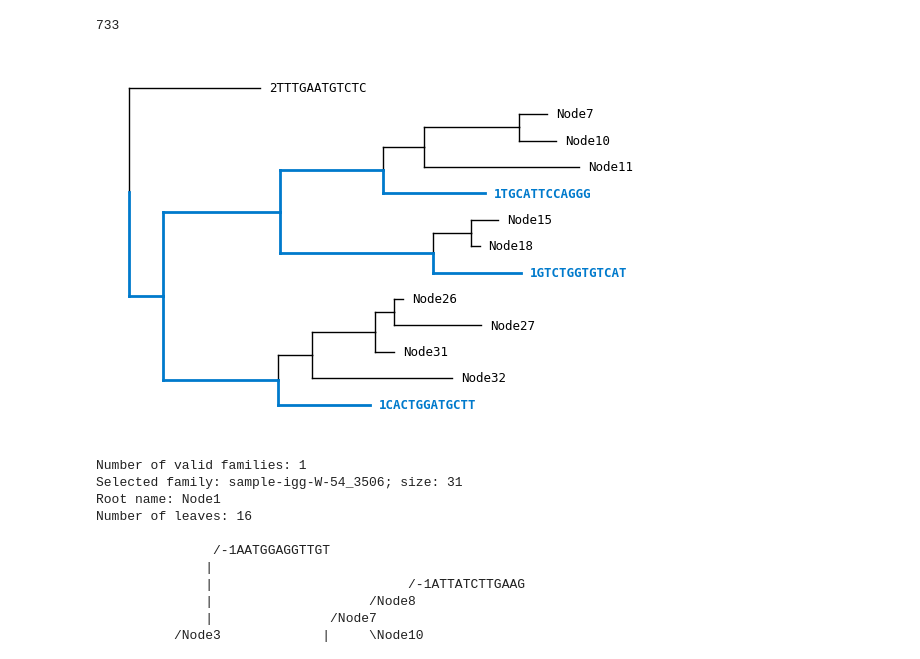
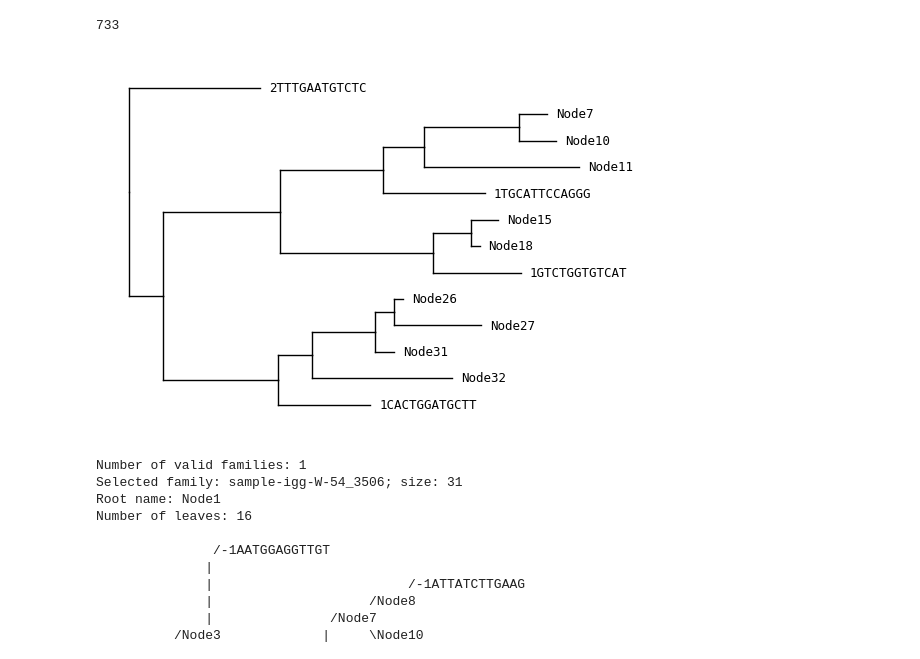
Before and after one commit to thematrixmaster/cosine, a Jupyter notebook: notebooks/eval_ctmc_model.ipynb, the cells around one changed output. Drawn from its saved outputs; the diff is of its cells as text; code cells hidden in the pictures.

```diff
--- a/notebooks/eval_ctmc_model.ipynb
+++ b/notebooks/eval_ctmc_model.ipynb
@@ -1274,42 +1276,38 @@ def plot_tree_highlight(tree, ax, highlight_leaves=None, fixed_width=None,
         for l in leaves:
             color = BLUE if l.is_target else 'black'
             weight = 'bold' if l.is_target else 'normal'
             ax.text(l.x, l.y - 0.2, l.name, ha='center', va='top', rotation=90, color=color, fontweight=weight, fontsize=9, family='monospace')
         ax.set_xlim(-leaf_separation, max_u + leaf_separation)
 
     ax.set_axis_off()
     if save:
         plt.savefig(f"{results_dir}/tree_{family_id}.pdf", bbox_inches="tight")
         plt.savefig(f"{results_dir}/tree_{family_id}.png", bbox_inches="tight")
 
-# --- DEMO ---
-# t = Tree("((Sample1:0.1, Sample2:0.2)Internal:0.5, (RealLeaf1:0.1, RealLeaf2:0.05)Clade:0.3);")
-# fig, ax = plt.subplots(figsize=(5, 5))
-# plot_tree_highlight(t, ax, orientation='v', highlight_leaves=['Sample1'], fixed_width=5)
-# plt.show()
-
 
 chosen_family_ids = []
 for file in os.listdir(results_dir):
     if file.startswith("sample-igg") and file.endswith("pdf"):
         family_id = file.split("_")[0] + "_" + file.split("_")[1]
         chosen_family_ids.append(family_id)
         assert family_id in family_name_to_size
 
 family_id = 'sample-igg-W-37_447'
 edges = full_df[full_df.family == family_id].reset_index(drop=True)
 tree = df_to_ete3_tree(edges[['parent_name', 'child_name', 'branch_length']])
 # Create figure
 fig, ax = plt.subplots()
-targets = ['1TGCATTCCAGGG', '1GTCTGGTGTCAT', '1CACTGGATGCTT']
+
+targets = []
+# targets = ['1TGCATTCCAGGG', '1GTCTGGTGTCAT', '1CACTGGATGCTT']
 plot_tree_highlight(
     tree, ax, highlight_leaves=targets, fixed_width=10, leaf_separation=0.1,
-    save=True, results_dir=results_dir, family_id=family_id, orientation='h'
+    save=False, results_dir=results_dir, family_id=family_id, orientation='h'
 )
 
 plt.show()
 # %% [output]
-[figure, old version]
+[figure, new version]
 # %%
 # pick a random family with at least 9 members which implies at least 2n-1 > 9 <-> n > 5 leaf sequences
 seed = 11
```
Also changed, not shown: parts of 14 cells of this notebook, 1 other file.
